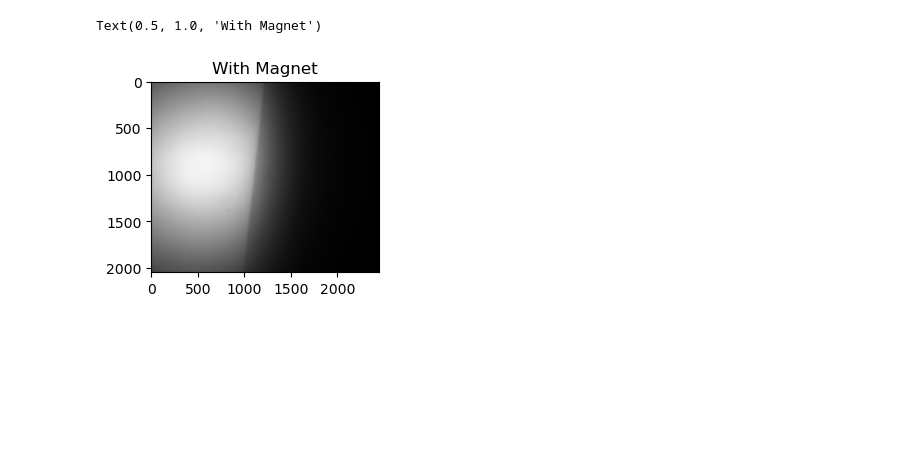
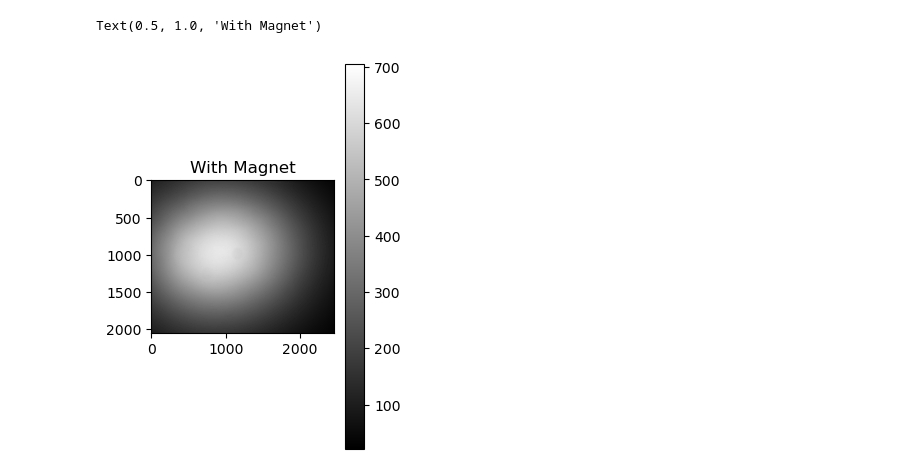
Before and after one commit to diogoMealha/NV_PROJECT, a Jupyter notebook: image_subtraction.ipynb, the cells around one changed output. Drawn from its saved outputs; the diff is of its cells as text; code cells hidden in the pictures; blank space fills up the shorter version.

Commit message:
image sub

```diff
--- a/image_subtraction.ipynb
+++ b/image_subtraction.ipynb
@@ -19 +14,4 @@ array([[1204, 1180, 1225, ...,   20,   19,   17],
+# %%
+without_mag = np.array(np.load('C:/Users/Lucas/Desktop/NV_CENTER_PROJ/NV_PROJECT/img_analysis/june23_withlargemag_left.npz',allow_pickle=True)["arr_0"],dtype=np.int16)
+with_mag = np.array(np.load('C:/Users/Lucas/Desktop/NV_CENTER_PROJ/NV_PROJECT/img_analysis/june23_withlargemag_right.npz',allow_pickle=True)["arr_0"],dtype=np.int16)
 # %%
@@ -21,11 +28,12 @@ diff =  without_mag - with_mag
 # %%
 plt.figure(figsize=(10, 5))
 plt.subplot(1, 3, 1)
 plt.imshow(with_mag, cmap='gray')
+plt.colorbar()
 plt.title('With Magnet')
 # %% [output]
 Text(0.5, 1.0, 'With Magnet')
-[figure, old version]
+[figure, new version]
 # %%
 plt.figure(figsize=(10, 5))
 plt.subplot(1, 3, 1)
```
Also changed, not shown: parts of 18 cells of this notebook.
